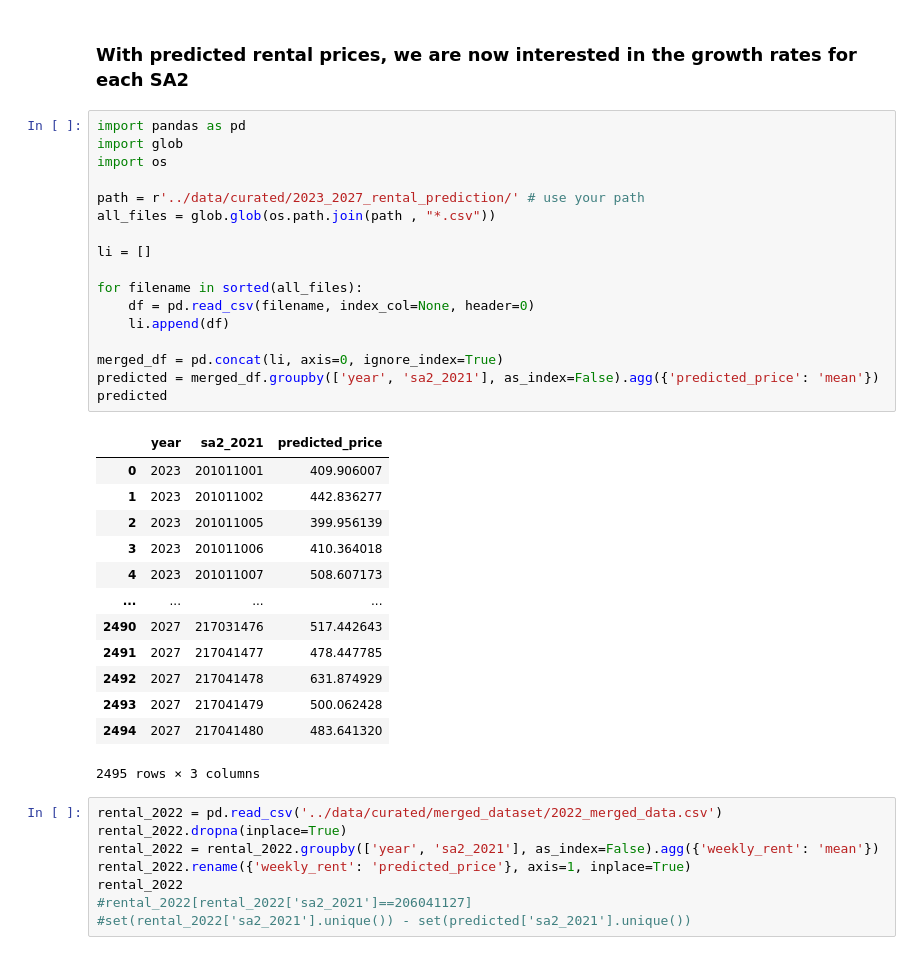
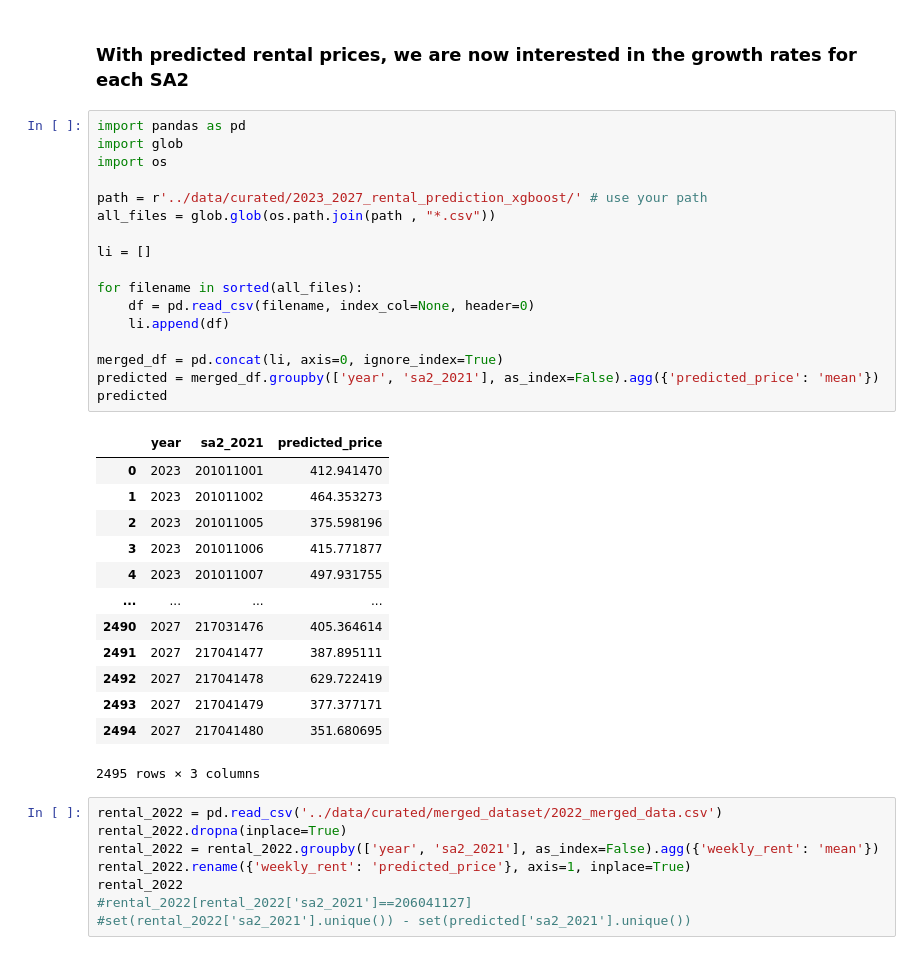
Before and after one commit to MAST30034-Applied-Data-Science/generic-real-estate-consulting-project-group-43, a Jupyter notebook: models/growthRateCalc.ipynb, the cells around one changed output. Saved outputs shown, nothing was run; the diff lists cells and outputs as text.

```diff
--- a/models/growthRateCalc.ipynb
+++ b/models/growthRateCalc.ipynb
@@ -3,33 +3,33 @@
 # %%
 import pandas as pd
 import glob
 import os
 
-path = r'../data/curated/2023_2027_rental_prediction/' # use your path
+path = r'../data/curated/2023_2027_rental_prediction_xgboost/' # use your path
 all_files = glob.glob(os.path.join(path , "*.csv"))
 
 li = []
 
 for filename in sorted(all_files):
     df = pd.read_csv(filename, index_col=None, header=0)
     li.append(df)
 
 merged_df = pd.concat(li, axis=0, ignore_index=True)
 predicted = merged_df.groupby(['year', 'sa2_2021'], as_index=False).agg({'predicted_price': 'mean'})
 predicted
 # %% [output]
 |  | year | sa2_2021 | predicted_price |
-| 0 | 2023 | 201011001 | 409.906007 |
-| 1 | 2023 | 201011002 | 442.836277 |
-| 2 | 2023 | 201011005 | 399.956139 |
-| 3 | 2023 | 201011006 | 410.364018 |
-| 4 | 2023 | 201011007 | 508.607173 |
+| 0 | 2023 | 201011001 | 412.941470 |
+| 1 | 2023 | 201011002 | 464.353273 |
+| 2 | 2023 | 201011005 | 375.598196 |
+| 3 | 2023 | 201011006 | 415.771877 |
+| 4 | 2023 | 201011007 | 497.931755 |
 | ... | ... | ... | ... |
-| 2490 | 2027 | 217031476 | 517.442643 |
-| 2491 | 2027 | 217041477 | 478.447785 |
-| 2492 | 2027 | 217041478 | 631.874929 |
-| 2493 | 2027 | 217041479 | 500.062428 |
-| 2494 | 2027 | 217041480 | 483.641320 |
+| 2490 | 2027 | 217031476 | 405.364614 |
+| 2491 | 2027 | 217041477 | 387.895111 |
+| 2492 | 2027 | 217041478 | 629.722419 |
+| 2493 | 2027 | 217041479 | 377.377171 |
+| 2494 | 2027 | 217041480 | 351.680695 |
 2495 rows × 3 columns
 # %%
 rental_2022 = pd.read_csv('../data/curated/merged_dataset/2022_merged_data.csv')
```
Also changed, not shown: parts of 3 cells of this notebook.
